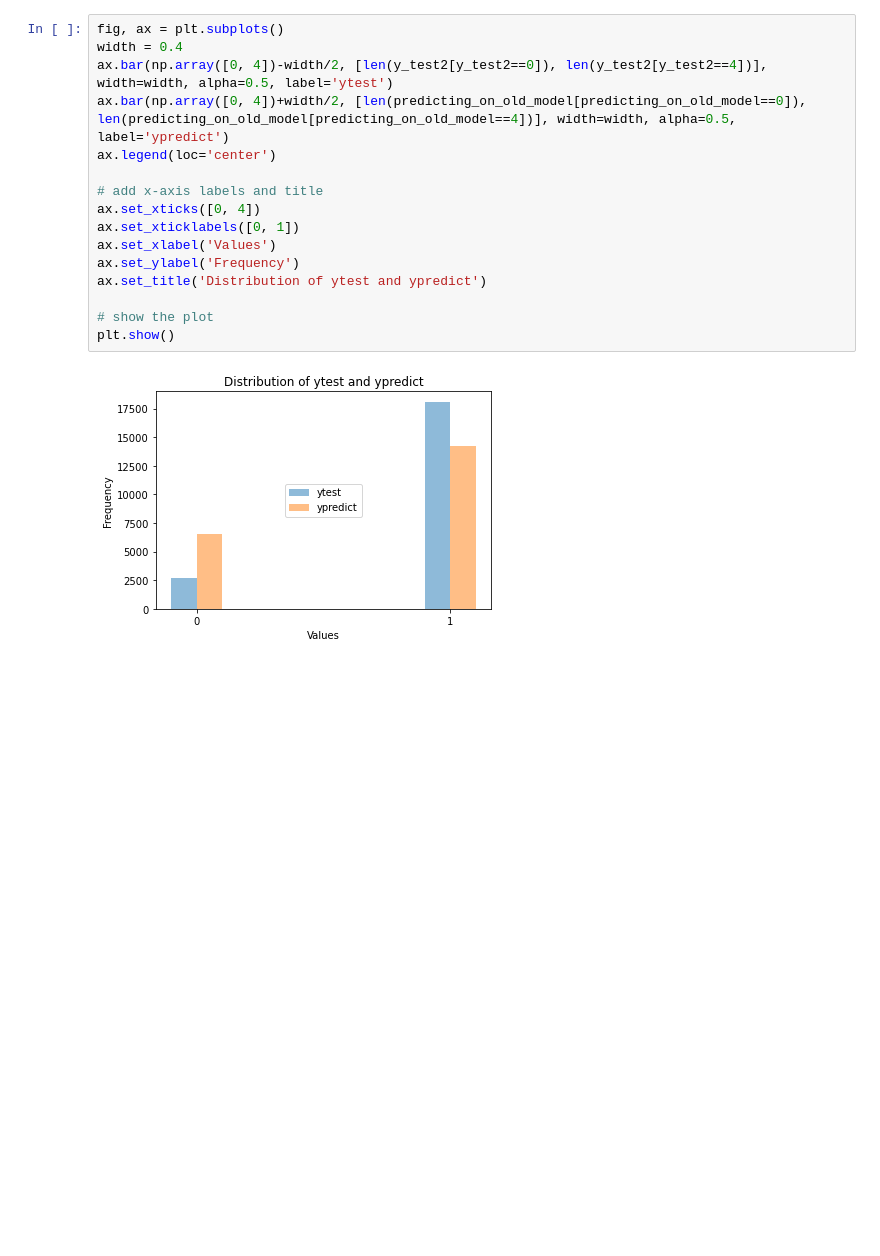
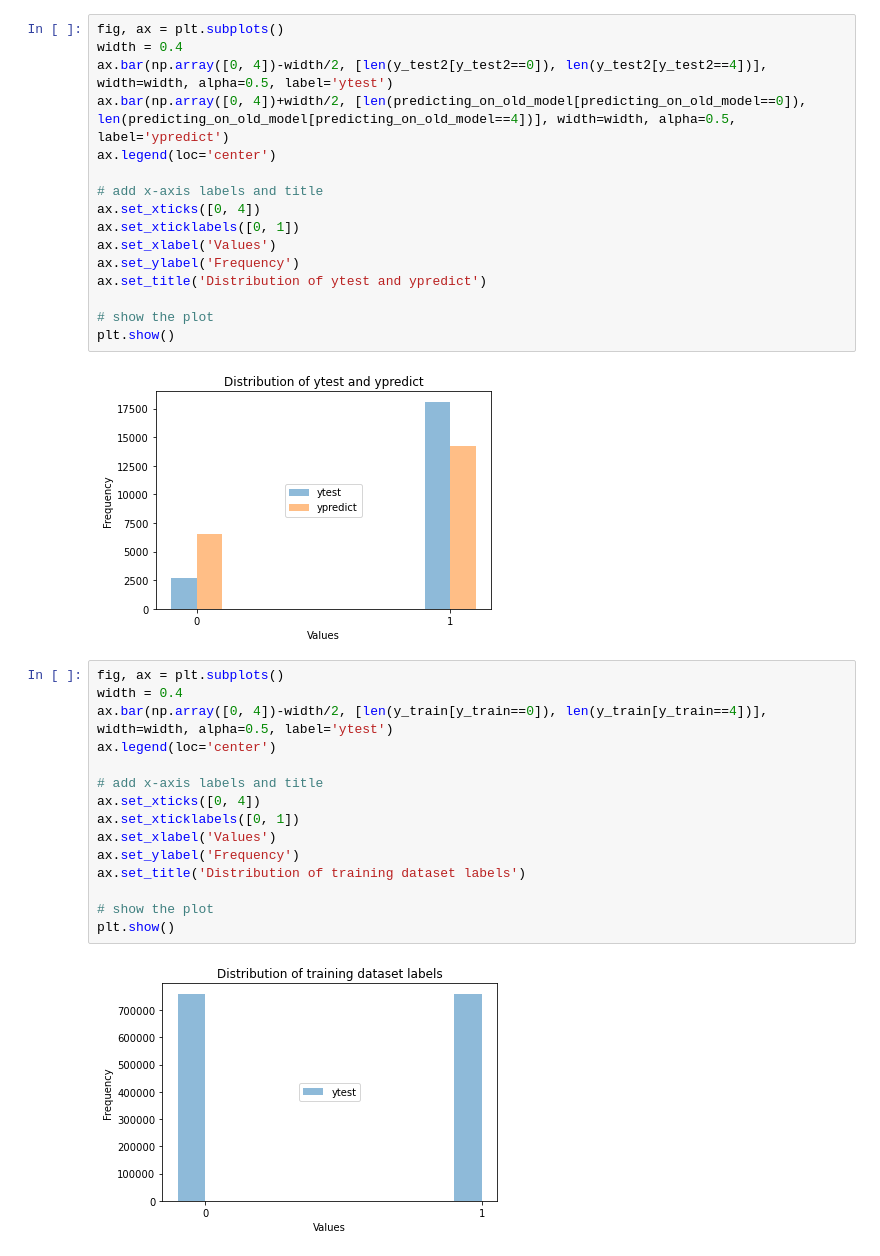
Before and after one commit to karsharma10/Machine_Learning_Sentiment_Analysis, a Jupyter notebook: project.ipynb, the cells around one changed output. Cells and saved outputs as stored; diff of their text form; blank space fills up the shorter version.

```diff
--- a/project.ipynb
+++ b/project.ipynb
@@ -805,3 +805,20 @@ ax.set_title('Distribution of ytest and ypredict')
 plt.show()
 # %% [output]
 [figure]
+# %%
+fig, ax = plt.subplots()
+width = 0.4
+ax.bar(np.array([0, 4])-width/2, [len(y_train[y_train==0]), len(y_train[y_train==4])], width=width, alpha=0.5, label='ytest')
+ax.legend(loc='center')
+
+# add x-axis labels and title
+ax.set_xticks([0, 4])
+ax.set_xticklabels([0, 1])
+ax.set_xlabel('Values')
+ax.set_ylabel('Frequency')
+ax.set_title('Distribution of training dataset labels')
+
+# show the plot
+plt.show()
+# %% [output]
+[figure, added]
```
